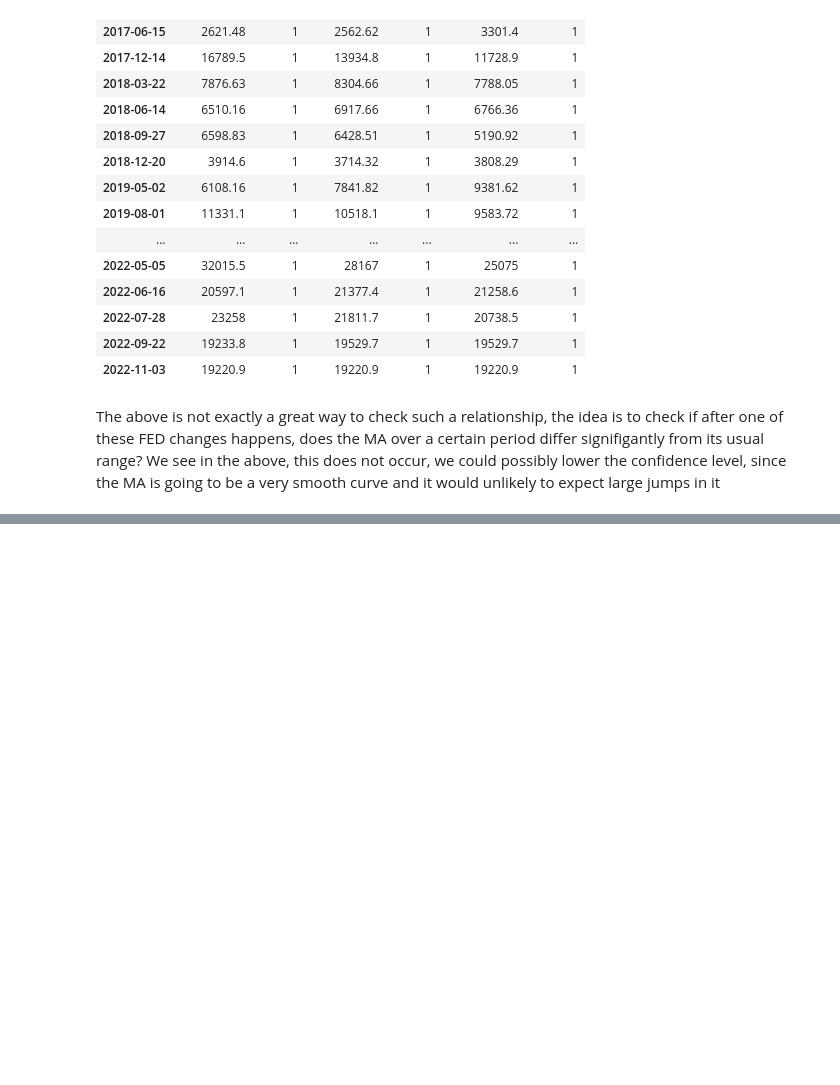
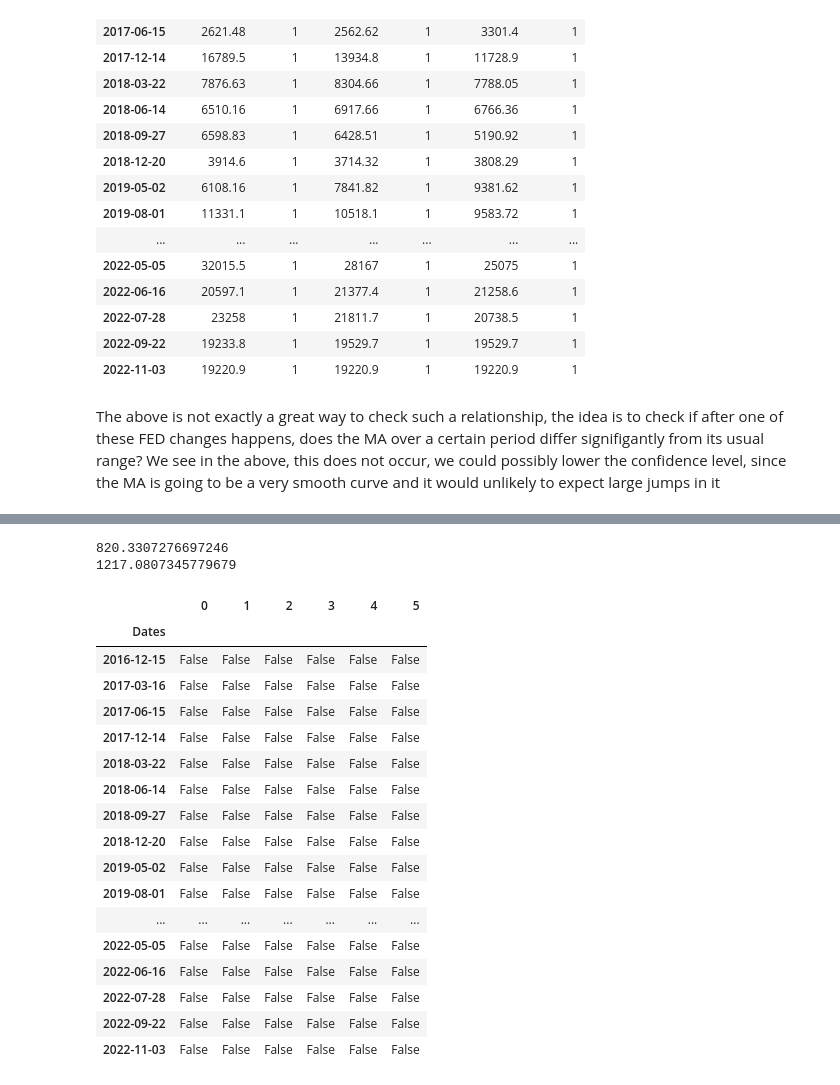
Before and after one commit to CameronStorey/DigitalTools_project, a Jupyter notebook: research_project/notebooks/Analysis.ipynb, the cells around one changed output, grey strips where cells are left out. Cells and saved outputs as stored; diff of their text form; code cells hidden in the pictures; blank space fills up the shorter version.

```diff
--- a/research_project/notebooks/Analysis.ipynb
+++ b/research_project/notebooks/Analysis.ipynb
@@ -201,0 +318,27 @@ The above is not exactly a great way to check such a relationship, the idea is t
+# %%
+print(np.mean(BTC.Range))
+print(np.sqrt(np.var(BTC.Range)))
+upr = np.quantile(BTC.Range,0.975)
+
+RNG_DATA > upr
+# %% [output]
+820.3307276697246
+1217.0807345779679
+|  | 0 | 1 | 2 | 3 | 4 | 5 |
+| Dates |  |  |  |  |  |  |
+| 2016-12-15 | False | False | False | False | False | False |
+| 2017-03-16 | False | False | False | False | False | False |
+| 2017-06-15 | False | False | False | False | False | False |
+| 2017-12-14 | False | False | False | False | False | False |
+| 2018-03-22 | False | False | False | False | False | False |
+| 2018-06-14 | False | False | False | False | False | False |
+| 2018-09-27 | False | False | False | False | False | False |
+| 2018-12-20 | False | False | False | False | False | False |
+| 2019-05-02 | False | False | False | False | False | False |
+| 2019-08-01 | False | False | False | False | False | False |
+| ... | ... | ... | ... | ... | ... | ... |
+| 2022-05-05 | False | False | False | False | False | False |
+| 2022-06-16 | False | False | False | False | False | False |
+| 2022-07-28 | False | False | False | False | False | False |
+| 2022-09-22 | False | False | False | False | False | False |
+| 2022-11-03 | False | False | False | False | False | False |
```
Also changed, not shown: parts of 13 cells of this notebook.
